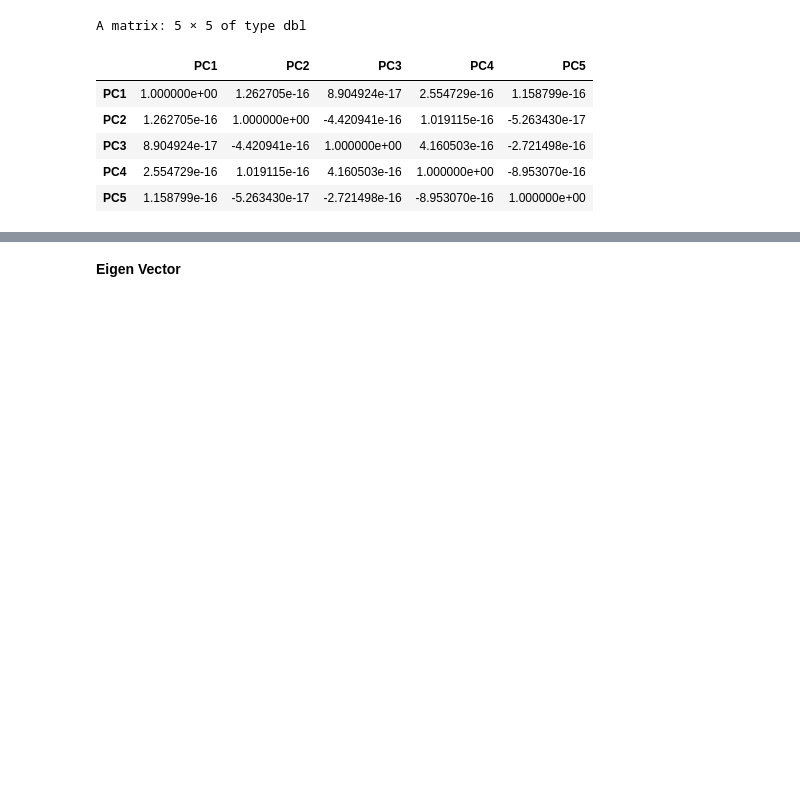
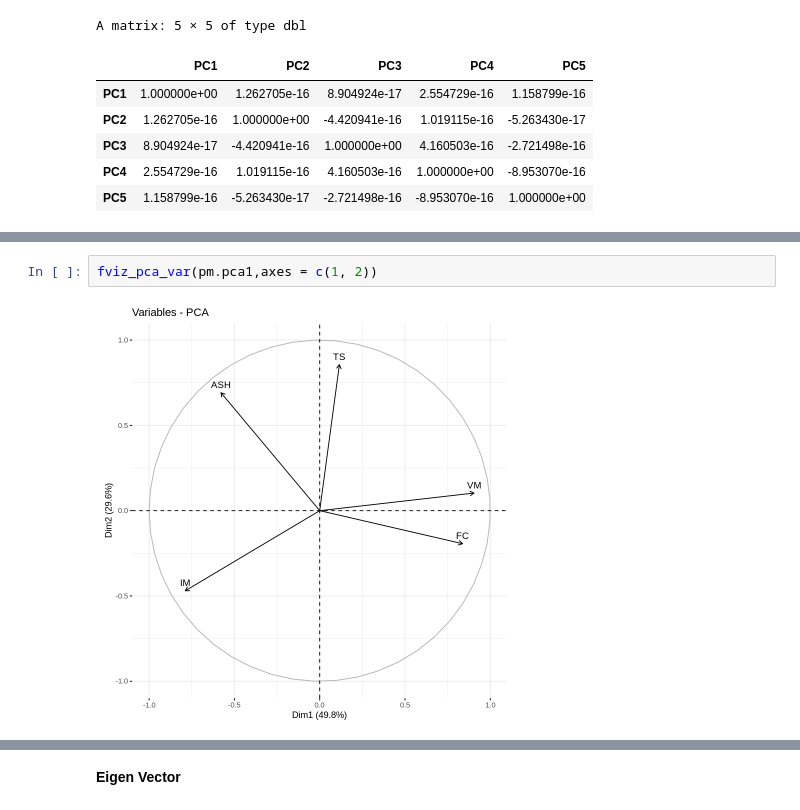
Before and after one commit to JuzmaFR/Analisis-Regresi-Catatan-Kuliah, a Jupyter notebook: Analisis Regresi.ipynb, the cells around one changed output, grey strips where cells are left out. Drawn from its saved outputs; the diff is of its cells as text; blank space fills up the shorter version.

```diff
--- a/Analisis Regresi.ipynb
+++ b/Analisis Regresi.ipynb
@@ -408,0 +448,4 @@ A matrix: 5 × 5 of type dbl
+# %%
+fviz_pca_var(pm.pca1,axes = c(1, 2))
+# %% [output]
+[figure, added]
```
Also changed, not shown: parts of 16 cells of this notebook.
